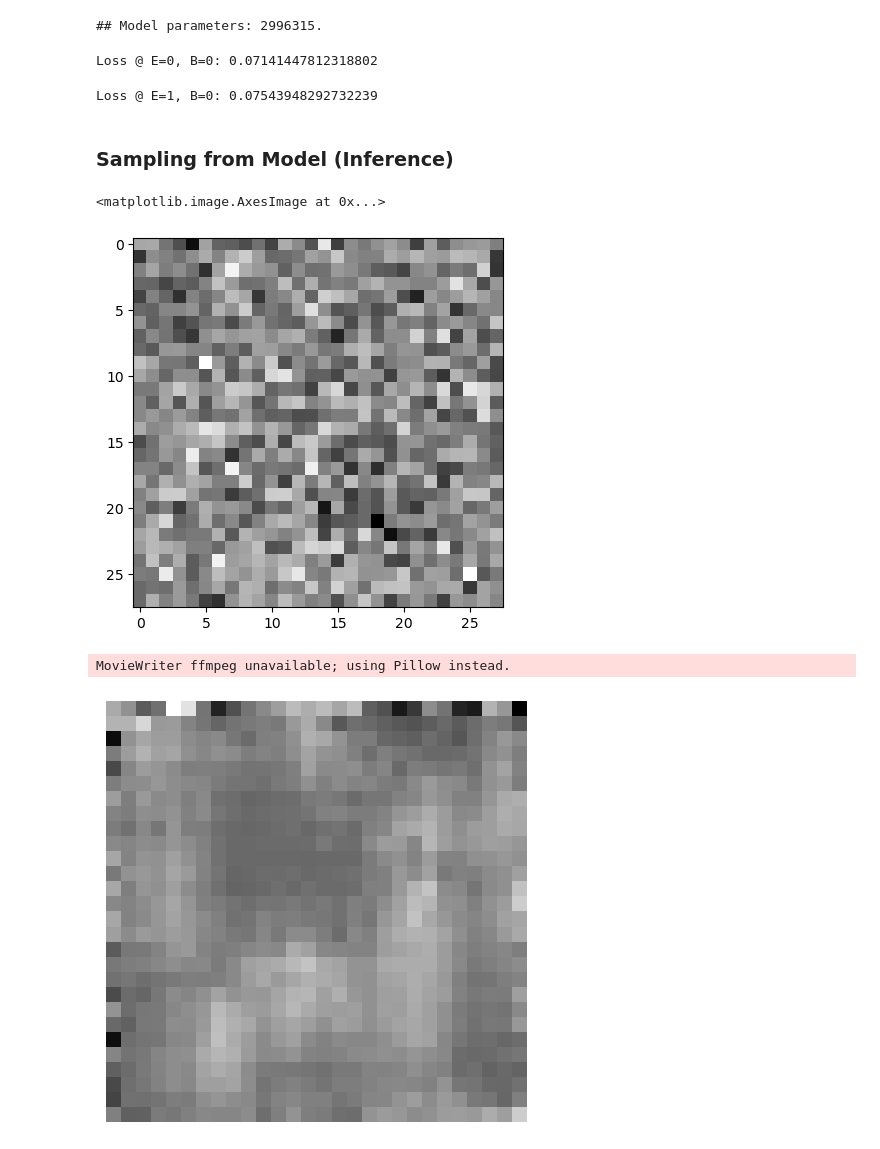
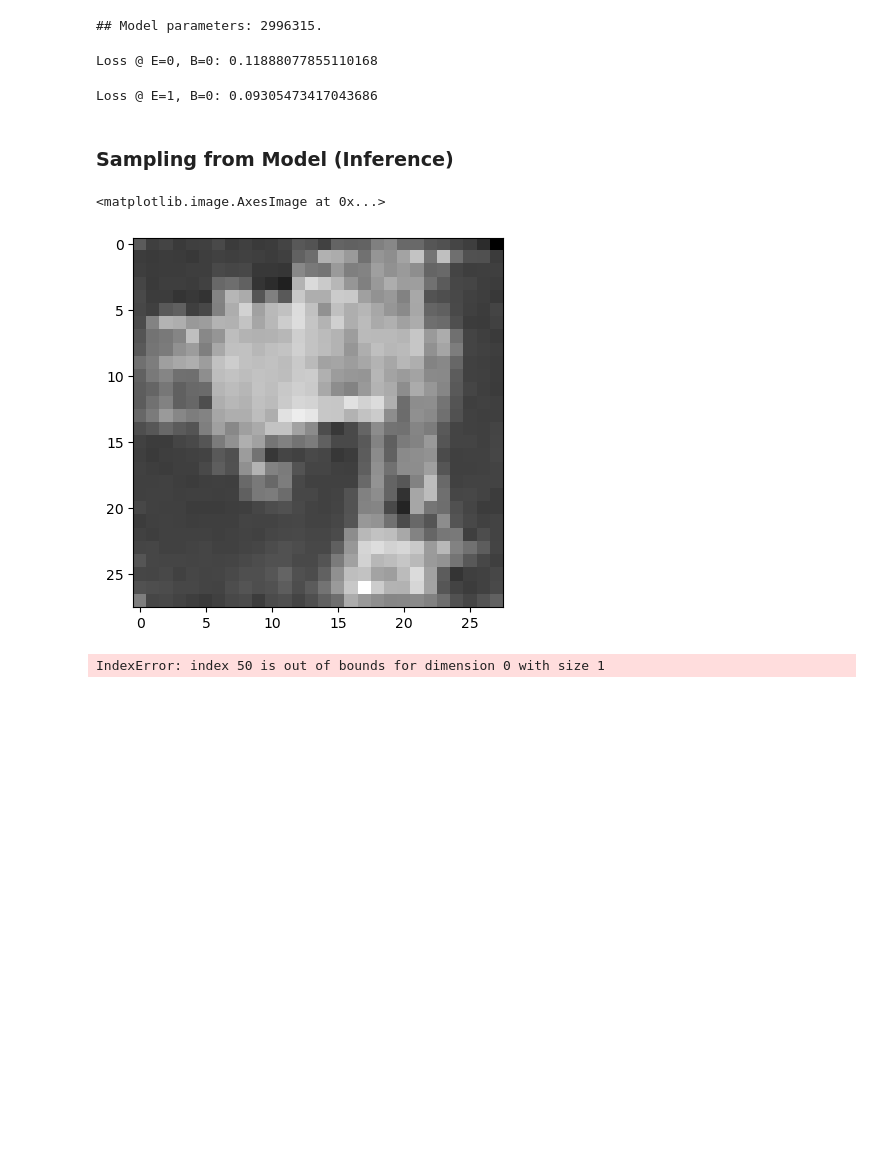
Before and after one commit to EdoardoGiancarli/LearningCodedMasks, a Jupyter notebook: SparkLab/demo_spark_diffusion.ipynb, the cells around one changed output. Cells and saved outputs as stored; diff of their text form; code cells hidden in the pictures.

```diff
--- a/SparkLab/demo_spark_diffusion.ipynb
+++ b/SparkLab/demo_spark_diffusion.ipynb
@@ -354,6 +354,8 @@ However, it was shown in ([Nichol et al., 2021](https://arxiv.org/abs/2102.09672
 
 Below, we define various schedules for the $T$ timesteps, as well as corresponding variables which we'll need, such as cumulative variances.
 # %%
+from spark.diffusion import Sampler
+
 beta_start = 1e-4
 beta_end = 2e-2
 TIMESTEPS = 200
@@ -363,12 +365,13 @@ scheduler = sp.NoiseScheduler(TIMESTEPS)
 BETAS = scheduler.linear(beta_start, beta_end)
 
 # define diffusion process
-DIFFUSER = sp.Diffuser(BETAS)
+# DIFFUSER = sp.Diffuser(BETAS)
+sampler: Sampler = Sampler(BETAS)
 # %%
 # loss
 def p_losses(
-    diffuser: sp.Diffuser,
     denoise_model: nn.Module,
+    sampler: Sampler,
     x_start: Tensor,
     t: Tensor,
     noise: Tensor | None = None,
@@ -377,7 +380,7 @@ def p_losses(
     if noise is None:
         noise = torch.randn_like(x_start)
 
-    x_noisy = diffuser.q_sample(x=x_start, t=t, noise=noise)
+    x_noisy = sampler.q_sample(x=x_start, t=t, noise=noise)
     predicted_noise = denoise_model(x_noisy, t)
 
     match loss_type:
@@ -399,8 +402,8 @@ from torchvision.transforms import Compose
 # use seed for reproducability
 torch.manual_seed(0)
 
-basepath: str = '/home/edoardo/Desktop/MockDataForDMs'
-# basepath: str = '/mnt/d/MockDataForDMs'
+# basepath: str = '/home/edoardo/Desktop/MockDataForDMs'
+basepath: str = '/mnt/d/MockDataForDMs'
 
 IMG_SIZE: int = 28
 PREPROCESSING: Compose = ts.Compose(
@@ -414,7 +417,7 @@ BATCH_SIZE: int = 128
 VALID_SIZE: float = 0.05
 CHANNELS: int = 1
 
-mnist = FashionMNIST(root=f'{basepath}/FashionMNIST', train=False, transform=PREPROCESSING, download=False)
+mnist = FashionMNIST(root=f'{basepath}/FashionMNIST', train=False, transform=PREPROCESSING, download=True)
 train_dl, valid_dl = sp.get_dataloaders(mnist, BATCH_SIZE, VALID_SIZE)
 # %% [output]
 Baking DataLoaders...
@@ -455,6 +458,7 @@ def num_to_groups(num, divisor):
 
 def train(
     model: nn.Module,
+    sampler: Sampler,
     epochs: int,
     train_dl: DataLoader,
     device: str,
@@ -463,21 +467,20 @@ def train(
     """Trains the DDPM model."""
     model = model.to(device)
     optimizer = Adam(model.parameters(), lr=1e-3)
-    diffuser = DIFFUSER.to(device)
-    sampler = sp.Sampler(model, diffuser)
-    sample_fn = partial(sp.sample, sampler, [10, 40, 50], eta=0.0, full_process=True)
+    sampler = sampler.to(device)
+    sample_fn = partial(sp.sample, model, sampler, TIMESTEPS, eta=1.0, full_process=True)
 
+    model.train()
     for epoch in tqdm(range(epochs)):
-        model.train()
-        for step, (batch, _) in enumerate(train_dl):
+        for step, (x_batch, _) in enumerate(train_dl):
             optimizer.zero_grad()
-            batch_size = batch.shape[0]
-            batch = batch.to(device)
+            batch_size = x_batch.shape[0]
+            x_batch = x_batch.to(device)
 
             # Algorithm 1 line 3: sample t uniformally for every example in the batch
             t = torch.randint(0, TIMESTEPS, (batch_size,), device=device).long()
 
-            loss = p_losses(diffuser, model, batch, t, loss_type="huber")
+            loss = p_losses(model, sampler, x_batch, t, loss_type="huber")
             if (step == 0):
                 print(f"Loss @ E={epoch}, B={step}: {loss.item()}")
 
@@ -487,6 +490,7 @@ def train(
             # save generated images
             all_images_list: list[Tensor] = []
             if (step != 0) and (step % save_and_sample_every == 0):
+                model.eval()
                 milestone = step // save_and_sample_every
                 batches = num_to_groups(4, batch_size)
                 samples_cont = list(
@@ -497,29 +501,30 @@ def train(
                 all_images = torch.cat(all_images_list, dim=0)
                 all_images = (all_images + 1) * 0.5
                 save_image(all_images, str(results_folder / f'epoch-{epoch + 1}_sample-{milestone}.png'), nrow = batch_size // 2)
+                model.train()
 
     return
 
 
 epochs = 2
-train(ddpm_model, epochs, train_dl, device)
+train(ddpm_model, sampler, epochs, train_dl, device)
 # %% [output]
-Loss @ E=0, B=0: 0.07141447812318802
+Loss @ E=0, B=0: 0.11888077855110168
-Loss @ E=1, B=0: 0.07543948292732239
+Loss @ E=1, B=0: 0.09305473417043686
 # %% [markdown]
 ### **Sampling from Model (Inference)**
 # %%
 # sample 64 images
-sampler = sp.Sampler(ddpm_model, DIFFUSER)
-sample_fn = partial(sp.sample, sampler, list(range(TIMESTEPS))[::10], eta=0.0, full_process=True)
+# sampler = sp.Sampler(ddpm_model, DIFFUSER)
+sample_fn = partial(sp.sample, ddpm_model, sampler, TIMESTEPS, eta=1.0, full_process=True)
 samples = sample_fn(torch.Size((1, CHANNELS, IMG_SIZE, IMG_SIZE)))
 
 # show a random one
 random_index = 0
 plt.imshow(samples[-1][random_index].reshape(IMG_SIZE, IMG_SIZE, CHANNELS), cmap="gray")
 # %% [output]
 <matplotlib.image.AxesImage at 0x...>
-[figure, old version]
+[figure, new version]
 # %%
 import matplotlib.animation as animation
 
@@ -537,5 +542,5 @@ animate = animation.ArtistAnimation(fig, ims, interval=50, blit=True, repeat_del
 animate.save(f'{str(results_folder)}/diffusion.gif')
 plt.show()
 # %% [output]
-MovieWriter ffmpeg unavailable; using Pillow instead.
+IndexError: index 50 is out of bounds for dimension 0 with size 1
-[figure, old version]
+[figure, new version]
```
Also changed, not shown: 2 other files.
